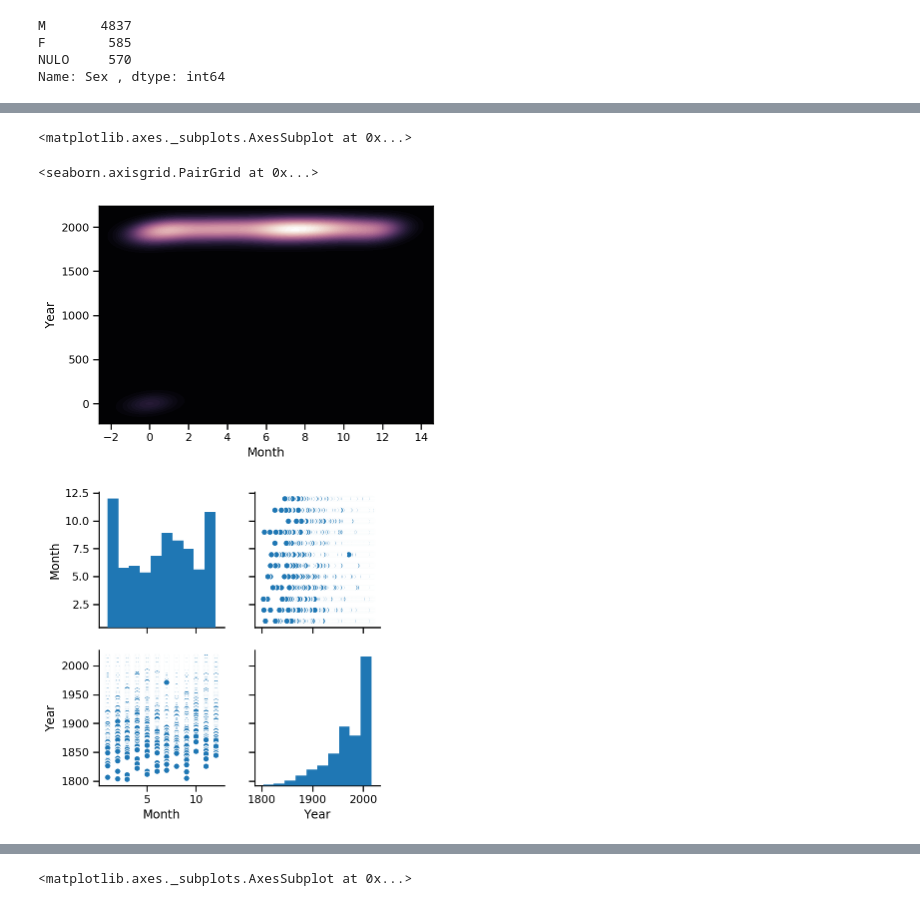
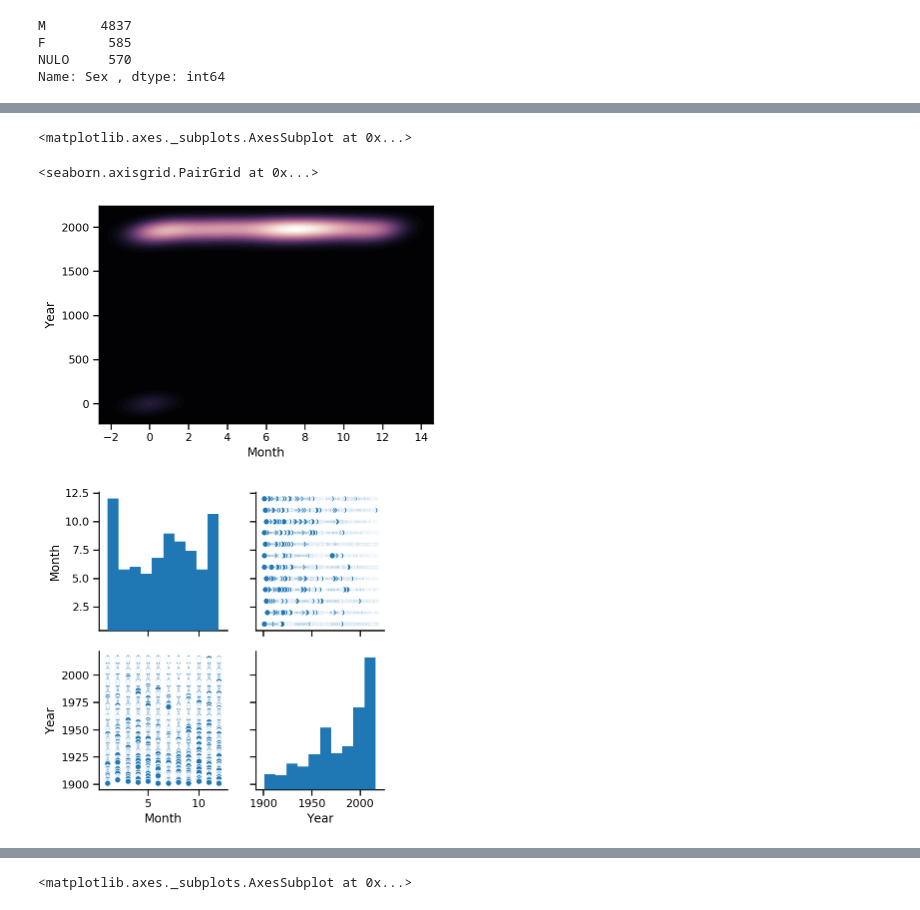
Before and after one commit to ironhack-datalabs/datamad0619, a Jupyter notebook: module-1/pandas-project/your-code/Untitled.ipynb, the cells around one changed output, grey strips where cells are left out. Saved outputs shown, nothing was run; the diff lists cells and outputs as text; code cells hidden in the pictures.

```diff
--- a/module-1/pandas-project/your-code/Untitled.ipynb
+++ b/module-1/pandas-project/your-code/Untitled.ipynb
@@ -683,17 +677,28 @@ Name: Age, dtype: float64
 # %%
 cmap = sns.cubehelix_palette(as_cmap=True, dark=0, light=1, reverse=True)
 #sns.cubehelix_palette crea un mapa de color que decrece o incrementa el brillo
 #as_cmap es booleano y si es True devuelve un colormap en vez de una lista
 #de colores
 #dark es el valor de la intensidad de oscuridad en la paleta
 #reverse=True -> de más oscuro a más claro
 sns.kdeplot(df.Month, df.Year, cmap=cmap, n_levels=60, shade=True);
 #kdeplot() recibe como primer parámetro un dato (Los meses)
 #como segundo parámetro el siguiente dato a relacionar
+#cmap añadimos el color. Cuanto más claro más cantidad de pesonas han sido
+#atacadas en ese mes y año
+#shade = True -> contornos de los circulos rellenos
+
+#Cogemos los valores válidos de los meses y años(no nulos)
+data=df[(df["Month"]>0) & (df["Year"]>1900)][["Month","Year"]]
+#Obtenemos la relacion entre ambos con la función pairplot
 sns.pairplot(data)
+#Observamos que no existe ninguna relación de ataques de tiburones
+#entre los meses y los años
+#Observamos que durante el paso de los años ha aumentado la cantidad
+#de victimas
 # %% [output]
 <matplotlib.axes._subplots.AxesSubplot at 0x...>
 <seaborn.axisgrid.PairGrid at 0x...>
 [figure]
-[figure, old version]
+[figure, new version]
 # %%
```
Also changed, not shown: parts of 8 cells of this notebook.
